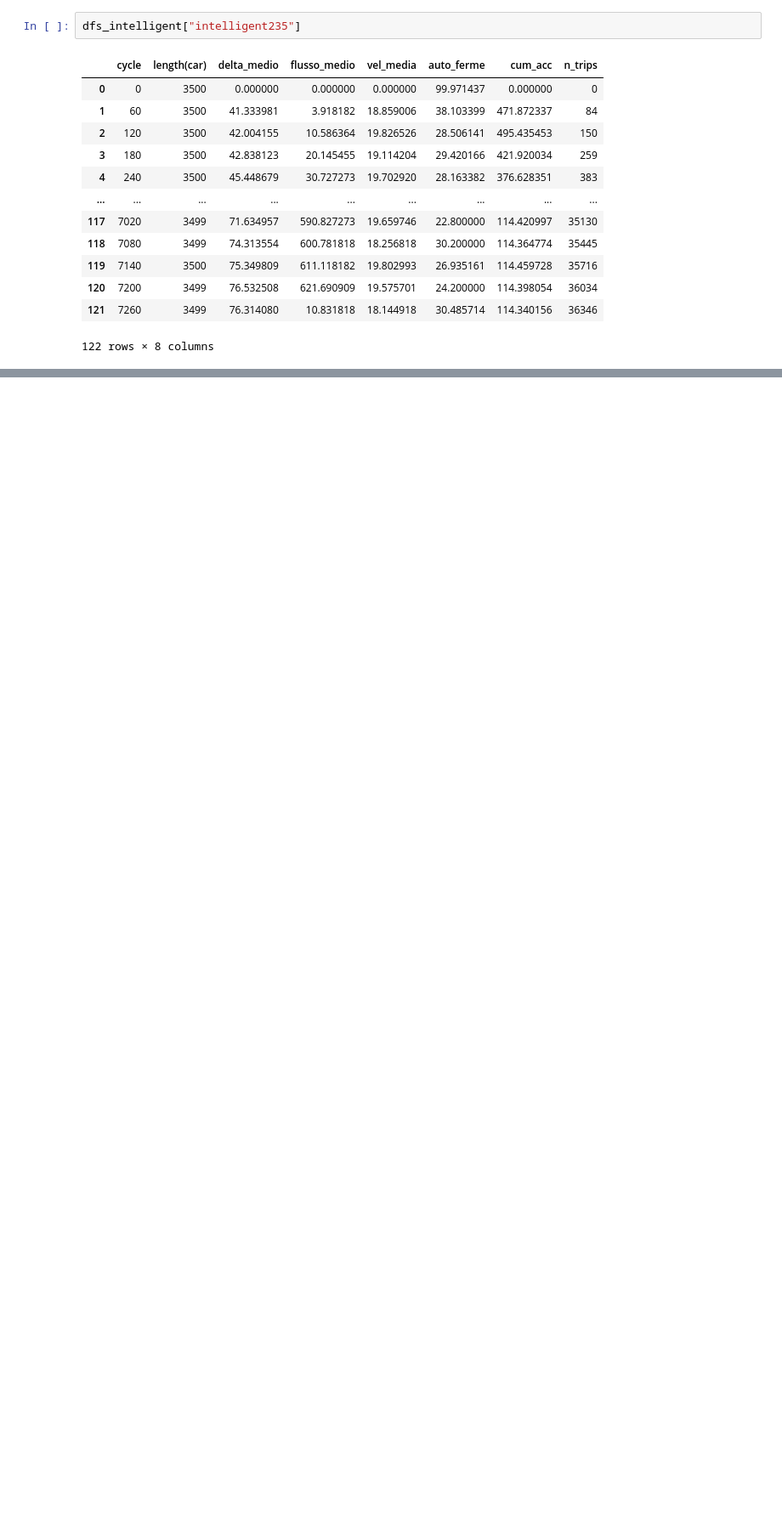
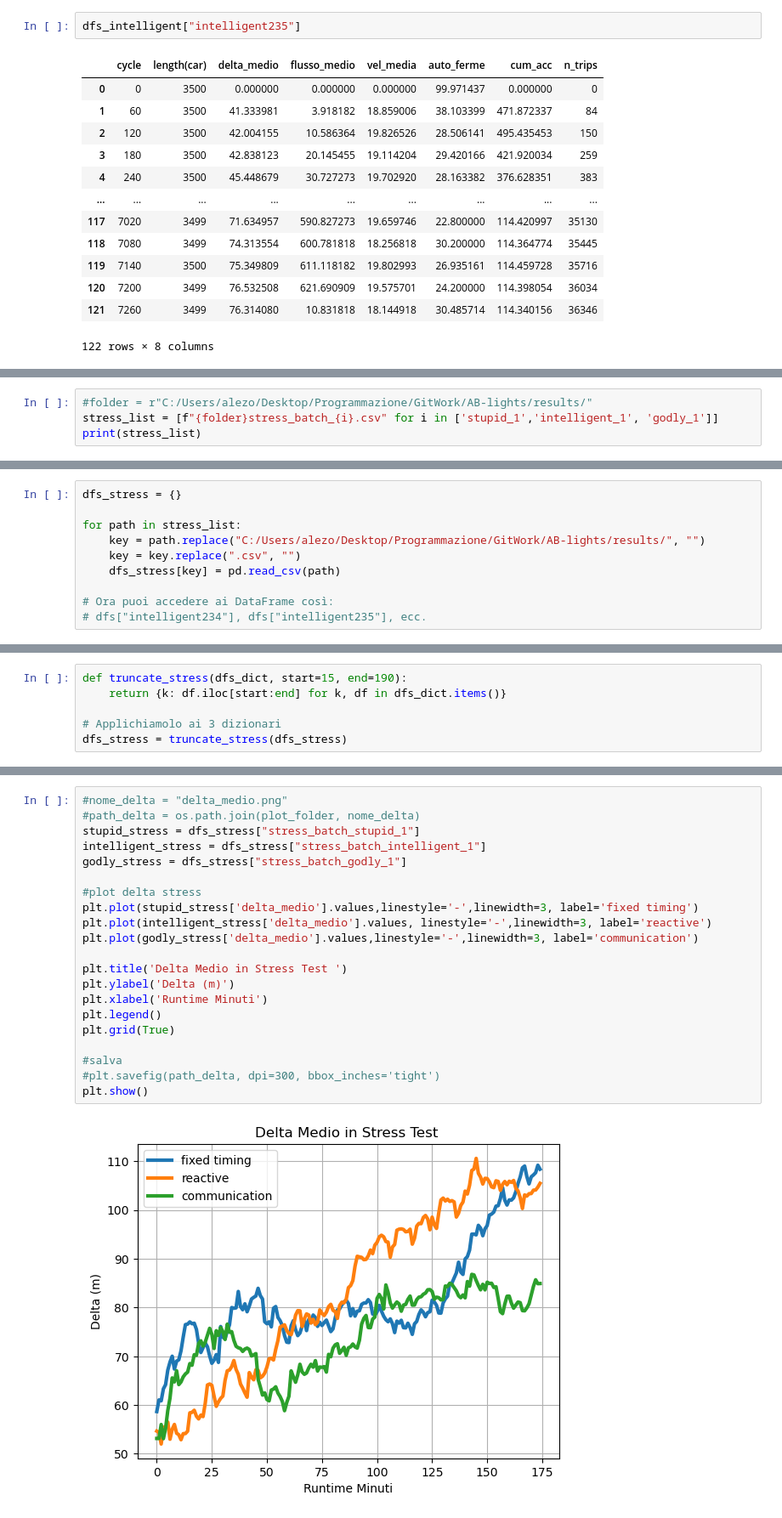
Before and after one commit to marcobianchi463/AB-lights, a Jupyter notebook: Traffic_Analysis.ipynb, the cells around one changed output, grey strips where cells are left out. Shown at 85% size. Saved outputs shown, nothing was run; the diff lists cells and outputs as text; blank space fills up the shorter version.

Commit message:
Plot delta stress

```diff
--- a/Traffic_Analysis.ipynb
+++ b/Traffic_Analysis.ipynb
@@ -385,0 +386,4 @@ plt.show()
+# %%
+#folder = r"C:/Users/alezo/Desktop/Programmazione/GitWork/AB-lights/results/"
+stress_list = [f"{folder}stress_batch_{i}.csv" for i in ['stupid_1','intelligent_1', 'godly_1']]
+print(stress_list)
@@ -385,0 +392,10 @@ plt.show()
+# %%
+dfs_stress = {}
+
+for path in stress_list:
+    key = path.replace("C:/Users/alezo/Desktop/Programmazione/GitWork/AB-lights/results/", "")
+    key = key.replace(".csv", "")
+    dfs_stress[key] = pd.read_csv(path)
+
+# Ora puoi accedere ai DataFrame così:
+# dfs["intelligent234"], dfs["intelligent235"], ecc.
@@ -385,0 +411,6 @@ plt.show()
+# %%
+def truncate_stress(dfs_dict, start=15, end=190):
+    return {k: df.iloc[start:end] for k, df in dfs_dict.items()}
+
+# Applichiamolo ai 3 dizionari
+dfs_stress = truncate_stress(dfs_stress)
@@ -385,0 +421,23 @@ plt.show()
+# %%
+#nome_delta = "delta_medio.png"
+#path_delta = os.path.join(plot_folder, nome_delta)
+stupid_stress = dfs_stress["stress_batch_stupid_1"]
+intelligent_stress = dfs_stress["stress_batch_intelligent_1"]
+godly_stress = dfs_stress["stress_batch_godly_1"]
+
+#plot delta stress
+plt.plot(stupid_stress['delta_medio'].values,linestyle='-',linewidth=3, label='fixed timing')
+plt.plot(intelligent_stress['delta_medio'].values, linestyle='-',linewidth=3, label='reactive')
+plt.plot(godly_stress['delta_medio'].values,linestyle='-',linewidth=3, label='communication')
+
+plt.title('Delta Medio in Stress Test ')
+plt.ylabel('Delta (m)')
+plt.xlabel('Runtime Minuti')
+plt.legend()
+plt.grid(True)
+
+#salva
+#plt.savefig(path_delta, dpi=300, bbox_inches='tight')
+plt.show()
+# %% [output]
+[figure, added]
```
Also changed, not shown: parts of 26 cells of this notebook, 4 other files.
